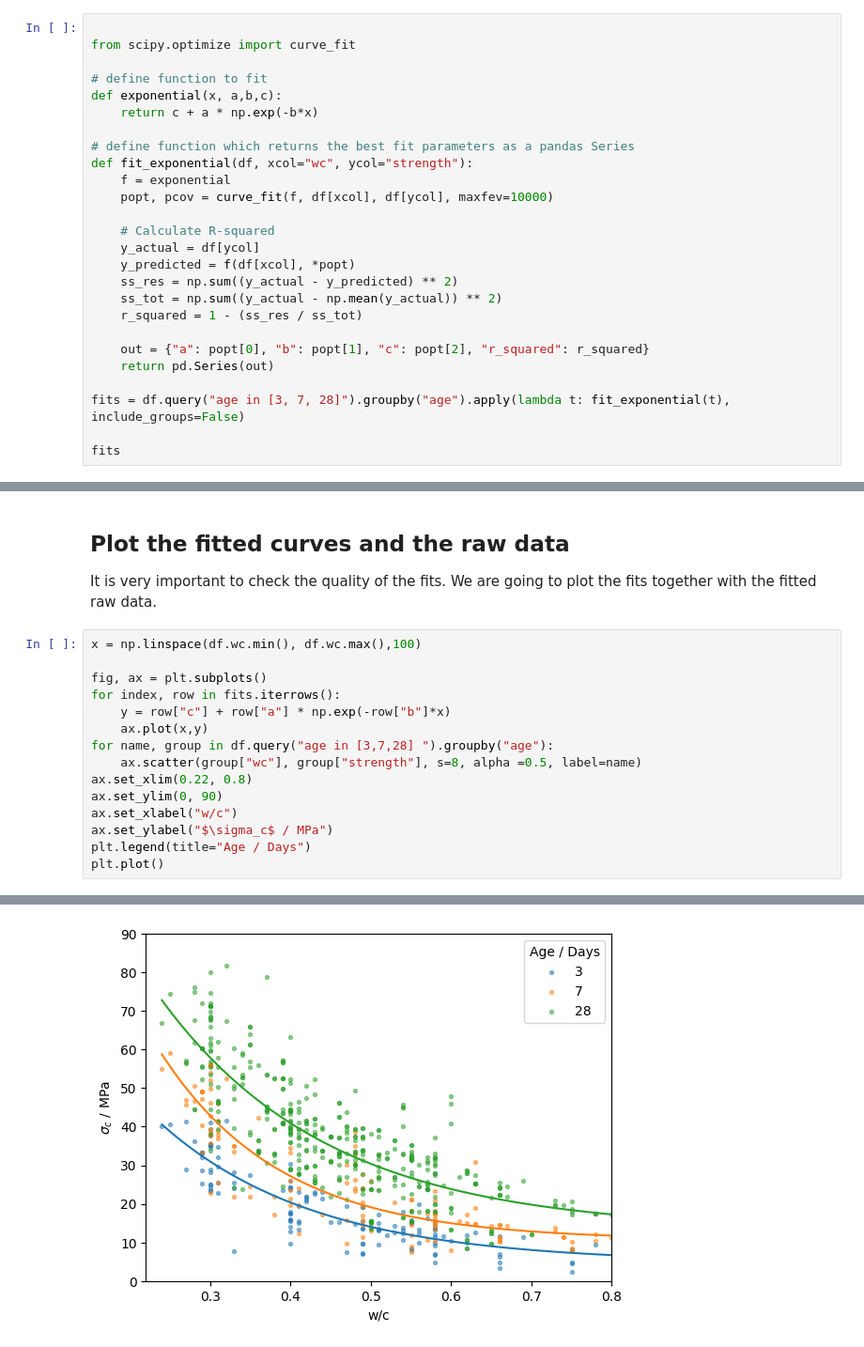
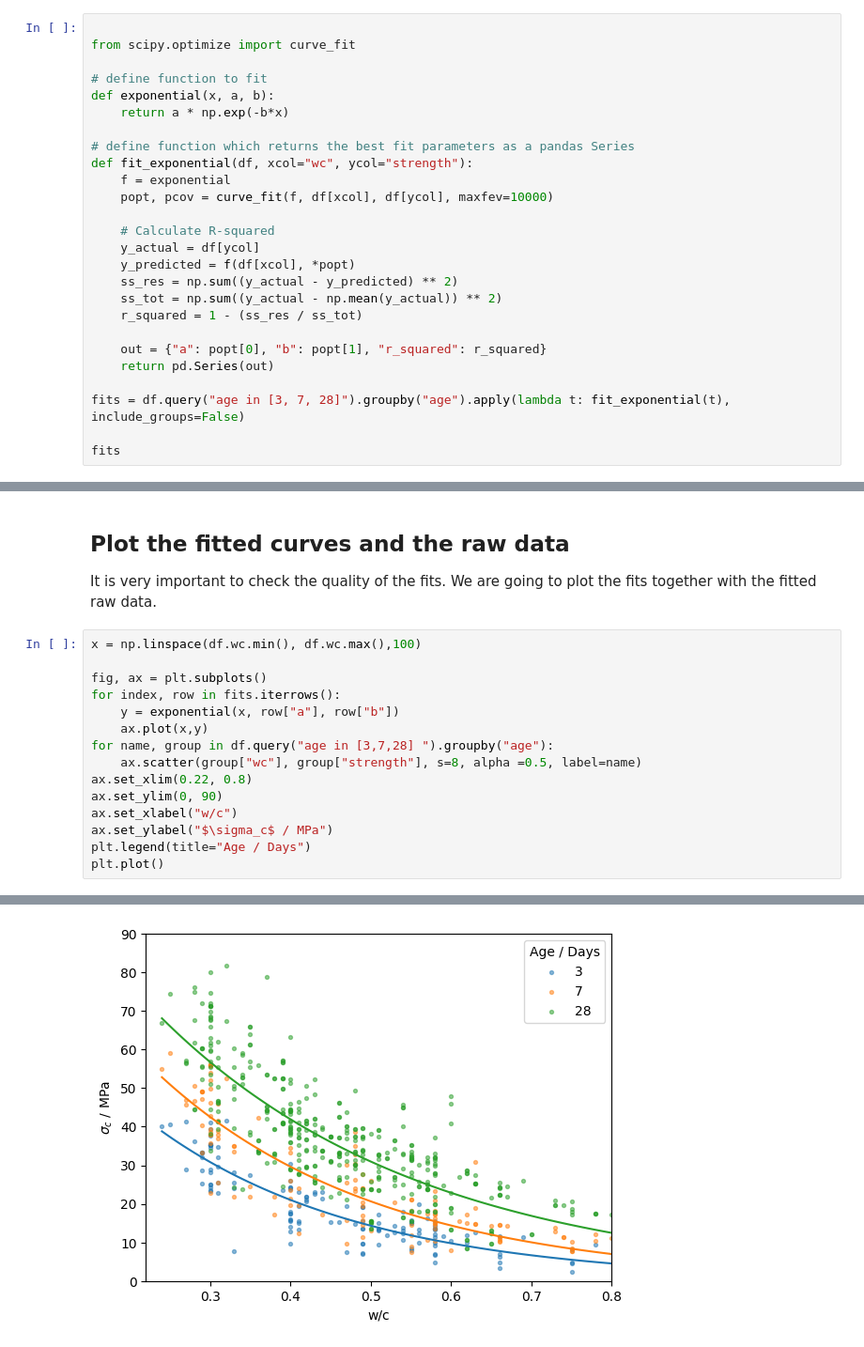
Before and after one commit to tgaedt/workshop_uv, a Jupyter notebook: notebooks/1_pandas_demo.ipynb, the cells around one changed output, grey strips where cells are left out. Shown at 94% size. Cells and saved outputs as stored; diff of their text form.

Commit message:
simplified curve fit slightly

```diff
--- a/notebooks/1_pandas_demo.ipynb
+++ b/notebooks/1_pandas_demo.ipynb
@@ -401,8 +401,8 @@ As we want to group our dataset by the age and then apply a fit function, we def
 from scipy.optimize import curve_fit
 
 # define function to fit
-def exponential(x, a,b,c):
-    return c + a * np.exp(-b*x)
+def exponential(x, a, b):
+    return a * np.exp(-b*x)
 
 # define function which returns the best fit parameters as a pandas Series
 def fit_exponential(df, xcol="wc", ycol="strength"):
@@ -416,7 +416,7 @@ def fit_exponential(df, xcol="wc", ycol="strength"):
     ss_tot = np.sum((y_actual - np.mean(y_actual)) ** 2)
     r_squared = 1 - (ss_res / ss_tot)
 
-    out = {"a": popt[0], "b": popt[1], "c": popt[2], "r_squared": r_squared}
+    out = {"a": popt[0], "b": popt[1], "r_squared": r_squared}
     return pd.Series(out)
 
 fits = df.query("age in [3, 7, 28]").groupby("age").apply(lambda t: fit_exponential(t), include_groups=False)
@@ -434,18 +434,18 @@ It is very important to check the quality of the fits. We are going to plot the
 # %%
 x = np.linspace(df.wc.min(), df.wc.max(),100)
 
 fig, ax = plt.subplots()
 for index, row in fits.iterrows():
-    y = row["c"] + row["a"] * np.exp(-row["b"]*x)
+    y = exponential(x, row["a"], row["b"])
     ax.plot(x,y)
 for name, group in df.query("age in [3,7,28] ").groupby("age"):
     ax.scatter(group["wc"], group["strength"], s=8, alpha =0.5, label=name)
 ax.set_xlim(0.22, 0.8)
 ax.set_ylim(0, 90)
 ax.set_xlabel("w/c")
 ax.set_ylabel("$\sigma_c$ / MPa")
 plt.legend(title="Age / Days")
 plt.plot()
 # %% [output]
 []
-[figure, old version]
+[figure, new version]
```
Also changed, not shown: parts of 2 cells of this notebook.
